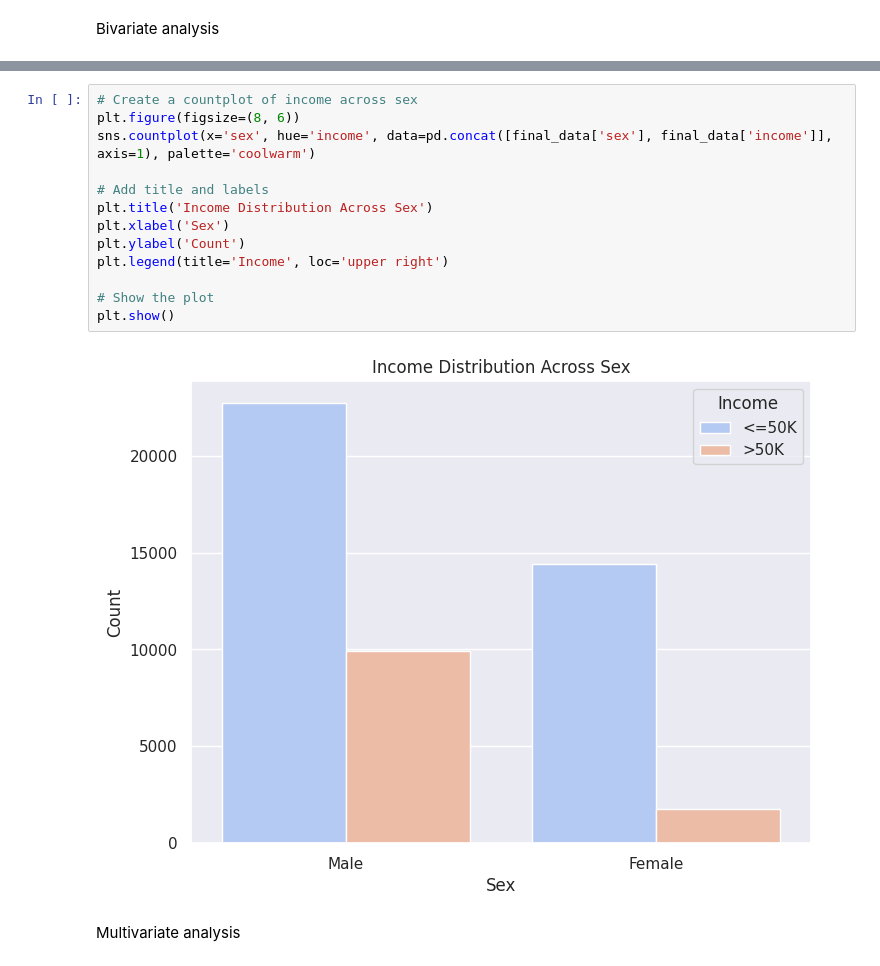
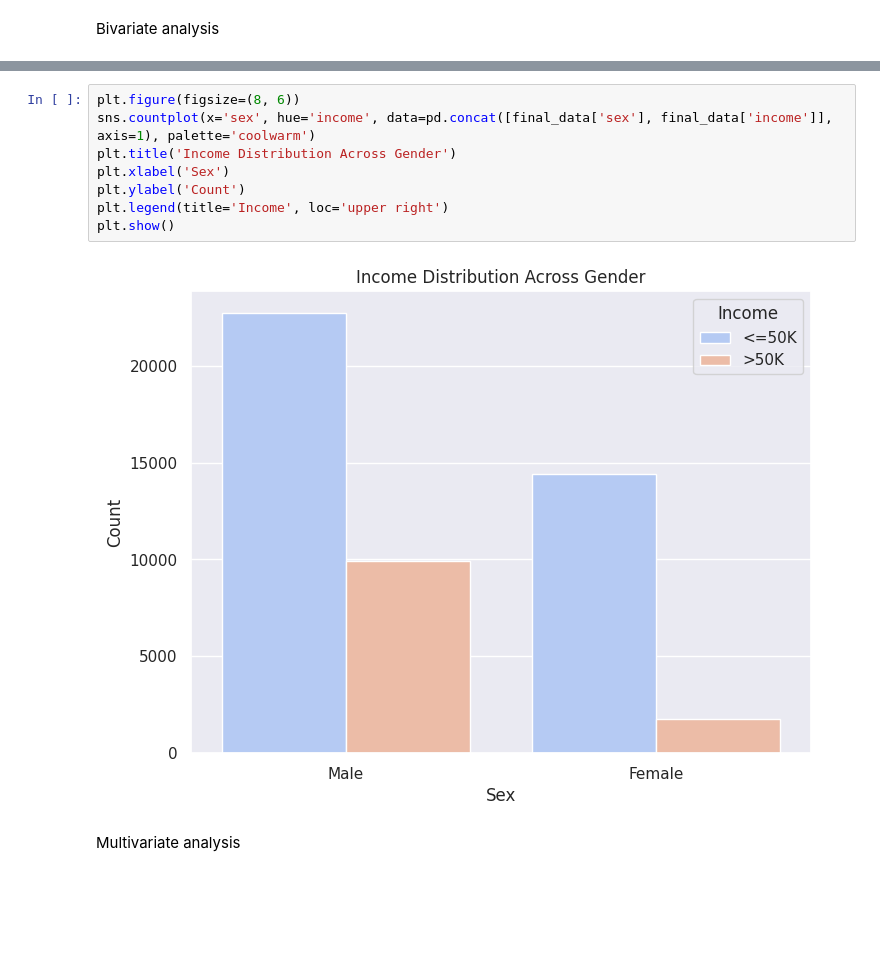
Before and after one commit to Exper626/Census-Income-ML, a Jupyter notebook: Census_Income_Unknown_replacement.ipynb, the cells around one changed output, grey strips where cells are left out. Saved outputs shown, nothing was run; the diff lists cells and outputs as text; blank space fills up the shorter version.

```diff
--- a/Census_Income_Unknown_replacement.ipynb
+++ b/Census_Income_Unknown_replacement.ipynb
@@ -404,20 +369,15 @@ plt.show()
 # %% [output]
 [figure]
 # %%
-# Create a countplot of income across sex
 plt.figure(figsize=(8, 6))
 sns.countplot(x='sex', hue='income', data=pd.concat([final_data['sex'], final_data['income']], axis=1), palette='coolwarm')
-
-# Add title and labels
-plt.title('Income Distribution Across Sex')
+plt.title('Income Distribution Across Gender')
 plt.xlabel('Sex')
 plt.ylabel('Count')
 plt.legend(title='Income', loc='upper right')
-
-# Show the plot
 plt.show()
 # %% [output]
-[figure, old version]
+[figure, new version]
 # %% [markdown]
 Multivariate analysis
 # %%
```
Also changed, not shown: parts of 15 cells of this notebook.
